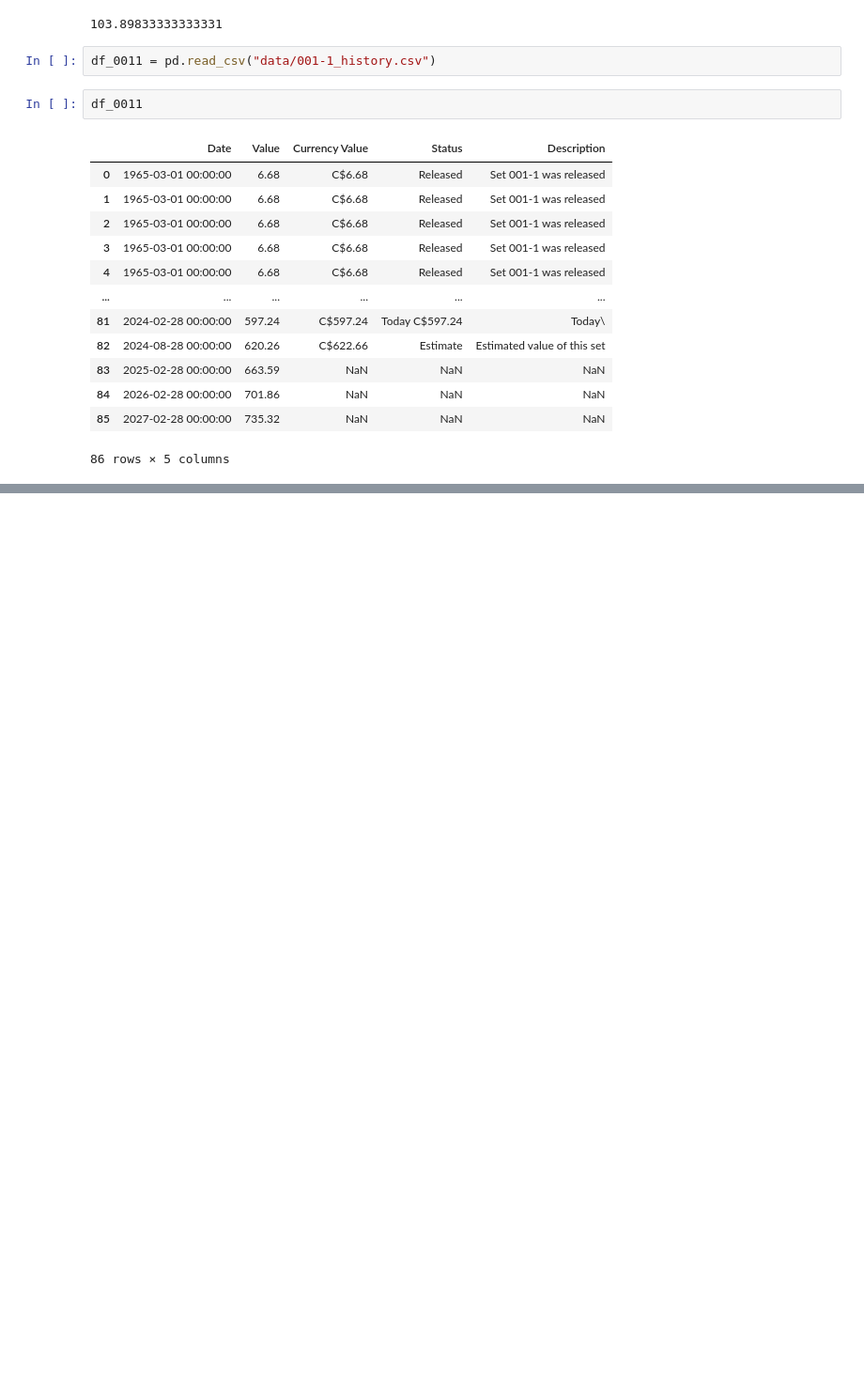
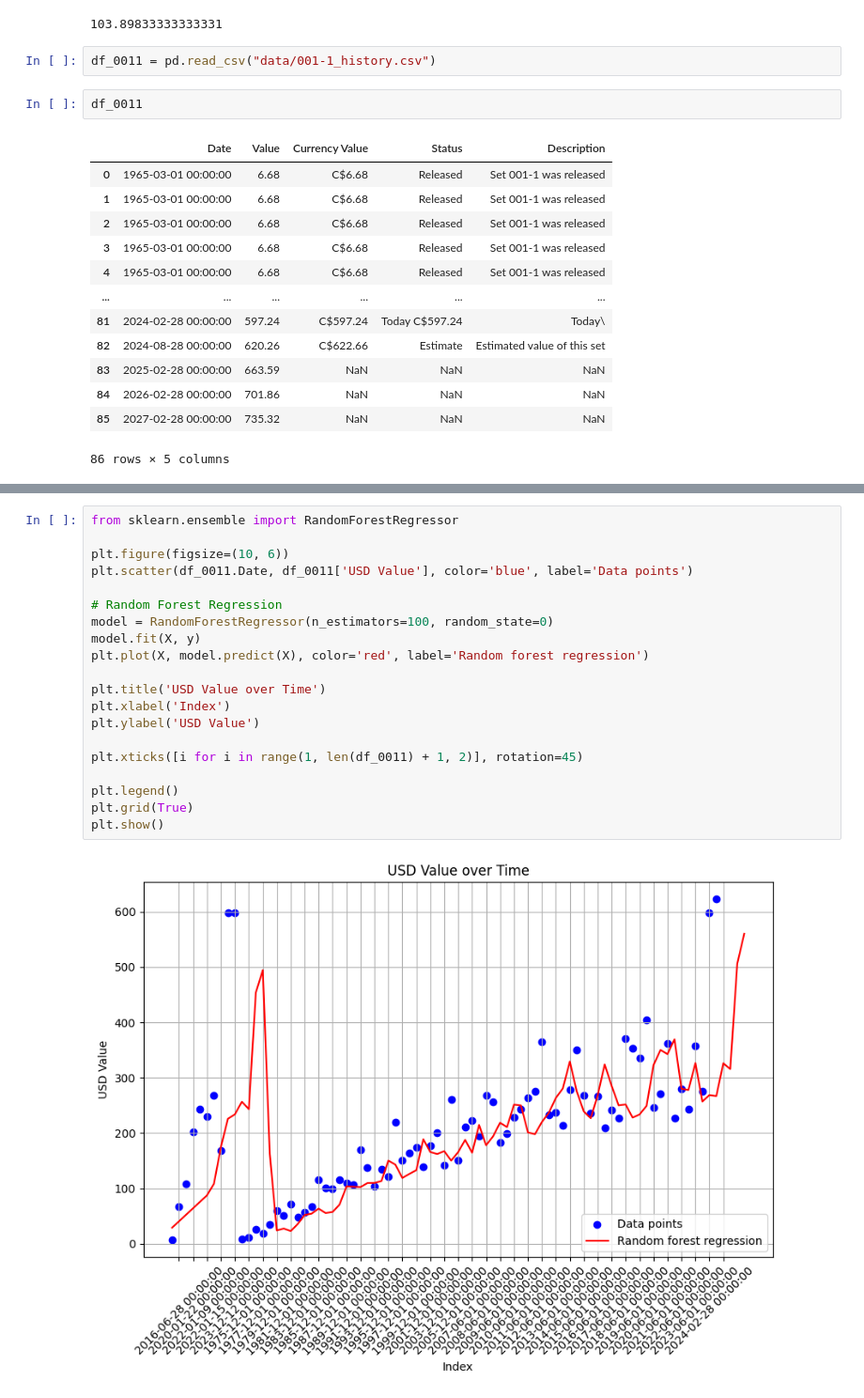
Before and after one commit to AlgoETS/LegosTracker, a Jupyter notebook: analyse.ipynb, the cells around one changed output, grey strips where cells are left out. Shown at 94% size. Saved outputs shown, nothing was run; the diff lists cells and outputs as text; blank space fills up the shorter version.

```diff
--- a/analyse.ipynb
+++ b/analyse.ipynb
@@ -188,0 +243,22 @@ plt.show()
+# %%
+from sklearn.ensemble import RandomForestRegressor
+
+plt.figure(figsize=(10, 6))
+plt.scatter(df_0011.Date, df_0011['USD Value'], color='blue', label='Data points')
+
+# Random Forest Regression
+model = RandomForestRegressor(n_estimators=100, random_state=0)
+model.fit(X, y)
+plt.plot(X, model.predict(X), color='red', label='Random forest regression')
+
+plt.title('USD Value over Time')
+plt.xlabel('Index')
+plt.ylabel('USD Value')
+
+plt.xticks([i for i in range(1, len(df_0011) + 1, 2)], rotation=45)
+
+plt.legend()
+plt.grid(True)
+plt.show()
+# %% [output]
+[figure, added]
```
Also changed, not shown: parts of 10 cells of this notebook, 12 other files.
